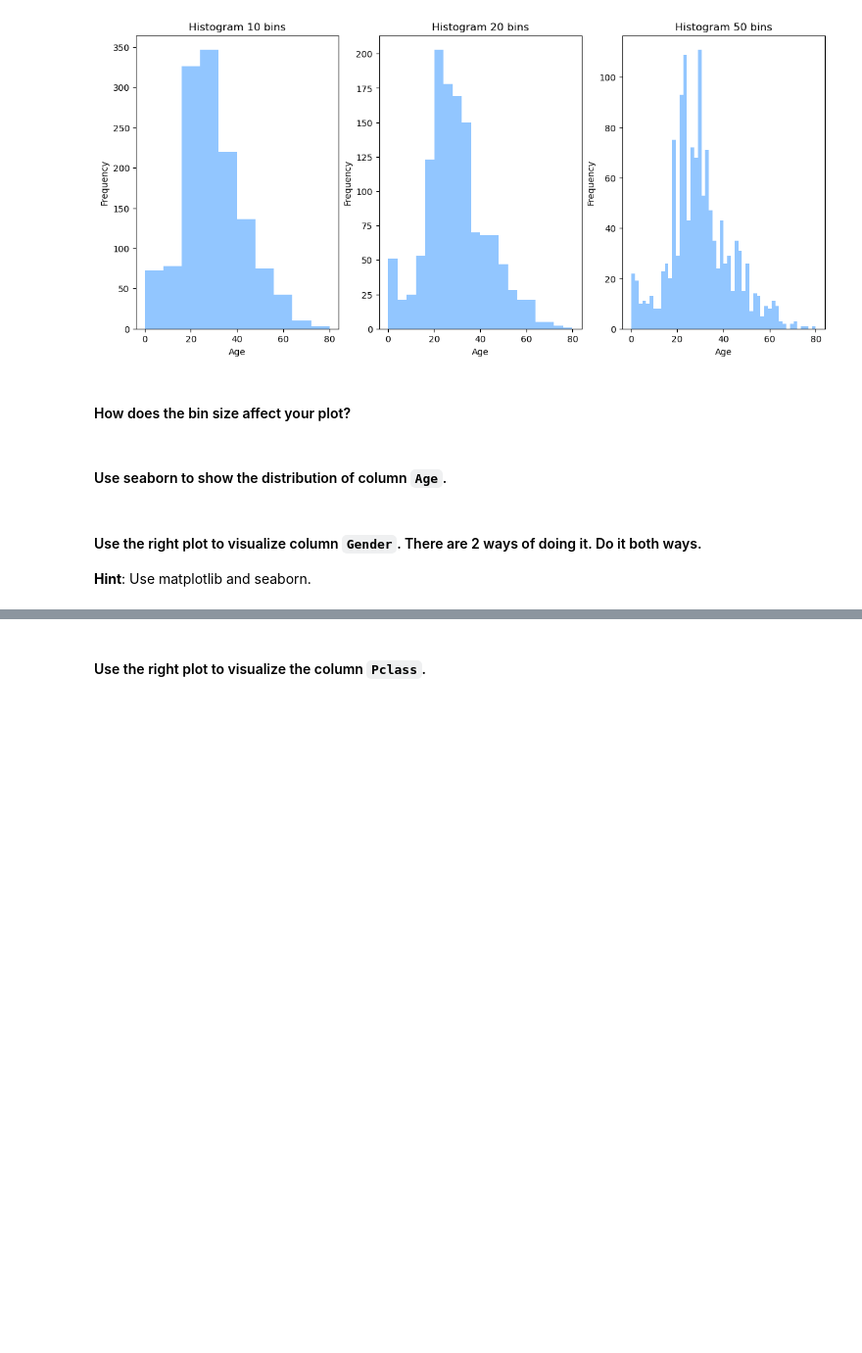
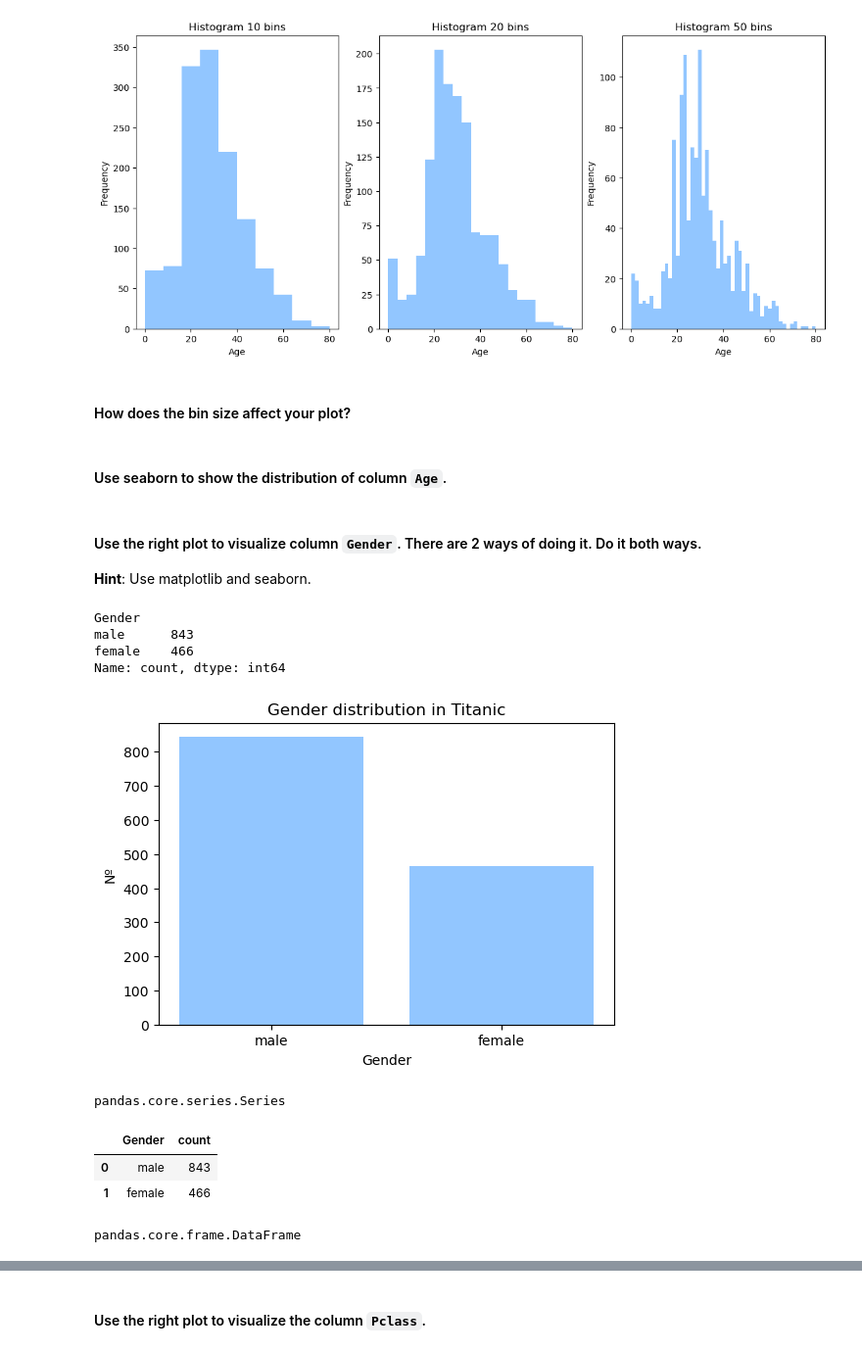
Before and after one commit to blancadelavega/dataptmad0924_labs, a Jupyter notebook: module-2/matplotlib-seaborn/your-code/main.ipynb, the cells around one changed output, grey strips where cells are left out. Shown at 98% size. Cells and saved outputs as stored; diff of their text form; code cells hidden in the pictures; blank space fills up the shorter version.

```diff
--- a/module-2/matplotlib-seaborn/your-code/main.ipynb
+++ b/module-2/matplotlib-seaborn/your-code/main.ipynb
@@ -393,0 +385,35 @@ However when using a larger number, there are more bars, more detail but it can
+# %%
+gender_df = titanic['Gender'].value_counts()
+gender_df
+# %% [output]
+Gender
+male      843
+female    466
+Name: count, dtype: int64
+# %%
+# Method 1 - matplotlib
+# your code here
+
+plt.figure(figsize=(6, 4))
+plt.bar(gender_df.index, gender_df.values)
+plt.title('Gender distribution in Titanic')
+plt.xlabel('Gender')
+plt.ylabel('Nº')
+plt.show()
+# %% [output]
+[figure, added]
+# %%
+type(gender_df)   #Para poder utilizar seaborn lo convierto en un df
+# %% [output]
+pandas.core.series.Series
+# %%
+gender_df
+# %% [output]
+|  | Gender | count |
+| 0 | male | 843 |
+| 1 | female | 466 |
+# %%
+gender_df = gender_df.to_frame().reset_index()
+type(gender_df)
+# %% [output]
+pandas.core.frame.DataFrame
```
Also changed, not shown: parts of 29 cells of this notebook.
